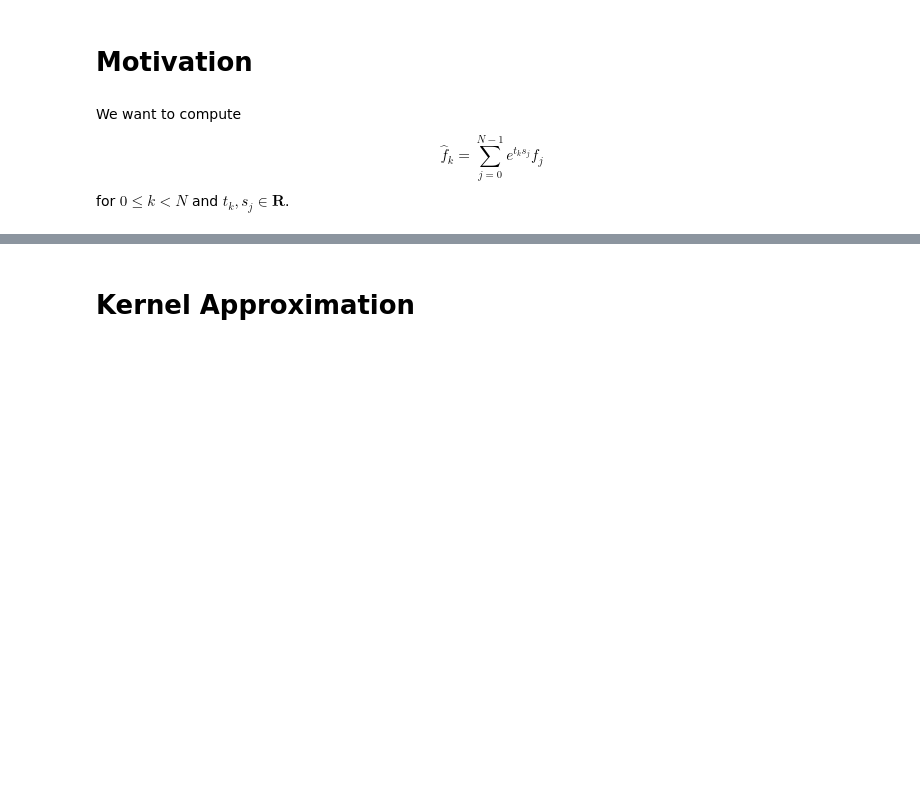
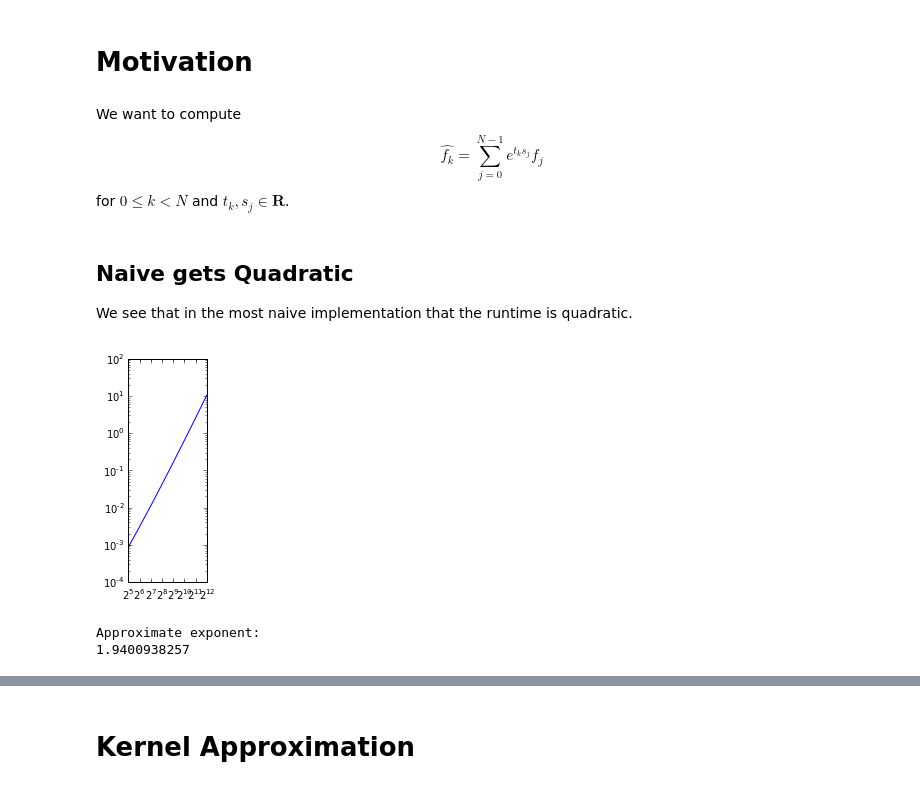
Before and after one commit to dhermes/butterfly-algorithm, a Jupyter notebook: butterfly.ipynb, the cells around one changed output, grey strips where cells are left out. Drawn from its saved outputs; the diff is of its cells as text; code cells hidden in the pictures; blank space fills up the shorter version.

```diff
--- a/butterfly.ipynb
+++ b/butterfly.ipynb
@@ -17,5 +17,70 @@
 # Motivation
 # %% [markdown]
 We want to compute
-$$\widehat{f}_k = \sum_{j = 0}^{N - 1} e^{t_k s_j} f_j$$
+$$\widehat{f_k} = \sum_{j = 0}^{N - 1} e^{t_k s_j} f_j$$
 for $0 \leq k < N$ and $t_k, s_j \in \mathbf{R}$.
+# %%
+import numpy as np
+
+
+def compute_f_hat(f, t, s):
+    N, = f.shape
+    if t.shape != (N,) or s.shape != (N,):
+        raise ValueError('Expect f, t, s to be same size and 1D.')
+
+    f_hat = np.zeros(N)
+    for k in xrange(N):
+        # Compute (f_hat)_k
+        exp_tk = np.exp(t[k])
+        for j in xrange(N):
+            f_hat[j] += (exp_tk ** s[j]) * f[j]
+
+    return f_hat
+# %% [markdown]
+## Naive gets Quadratic
+
+We see that in the most naive implementation that the runtime is quadratic.
+# %%
+%matplotlib inline
+
+import time
+
+from matplotlib import pyplot as plt
+
+
+def butterfly_runtime(exp, num_runs=3):
+    # Run with random data `num_runs` times and average.
+    N = 1 << exp
+
+    run_times = []
+    for _ in xrange(num_runs):
+        f = np.random.random(N)
+        t = np.random.random(N)
+        s = np.random.random(N)
+        start = time.time()
+        compute_f_hat(f, t, s)
+        run_times.append(time.time() - start)
+
+    return N, np.mean(run_times)
+
+
+N_vals = []
+avg_run_vals = []
+for exp in xrange(5, 11 + 1):
+    N, avg_time = butterfly_runtime(exp)
+    N_vals.append(N)
+    avg_run_vals.append(avg_time)
+
+
+plt.loglog(N_vals, avg_run_vals, basex=2)
+plt.axis('scaled')
+plt.show()
+# %% [output]
+[figure, added]
+# %%
+slope, _ = np.polyfit(np.log2(N_vals), np.log2(avg_run_vals), deg=1)
+print 'Approximate exponent:'
+print slope
+# %% [output]
+Approximate exponent:
+1.9400938257
```
Also changed, not shown: parts of 4 cells of this notebook, 3 other files.
